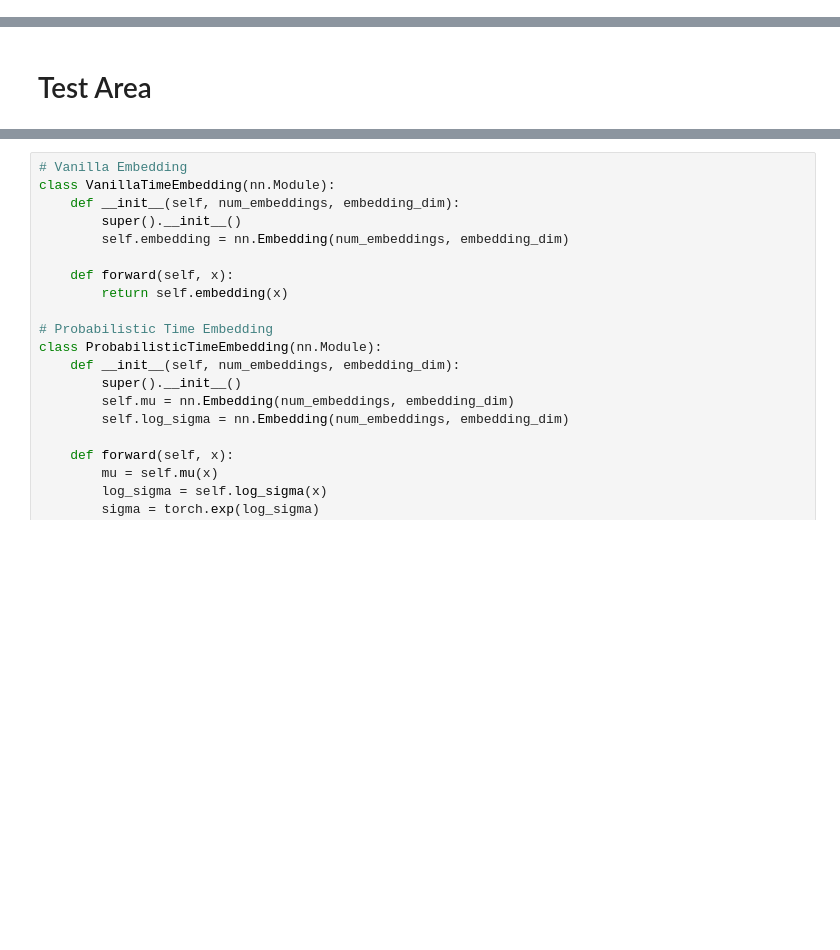
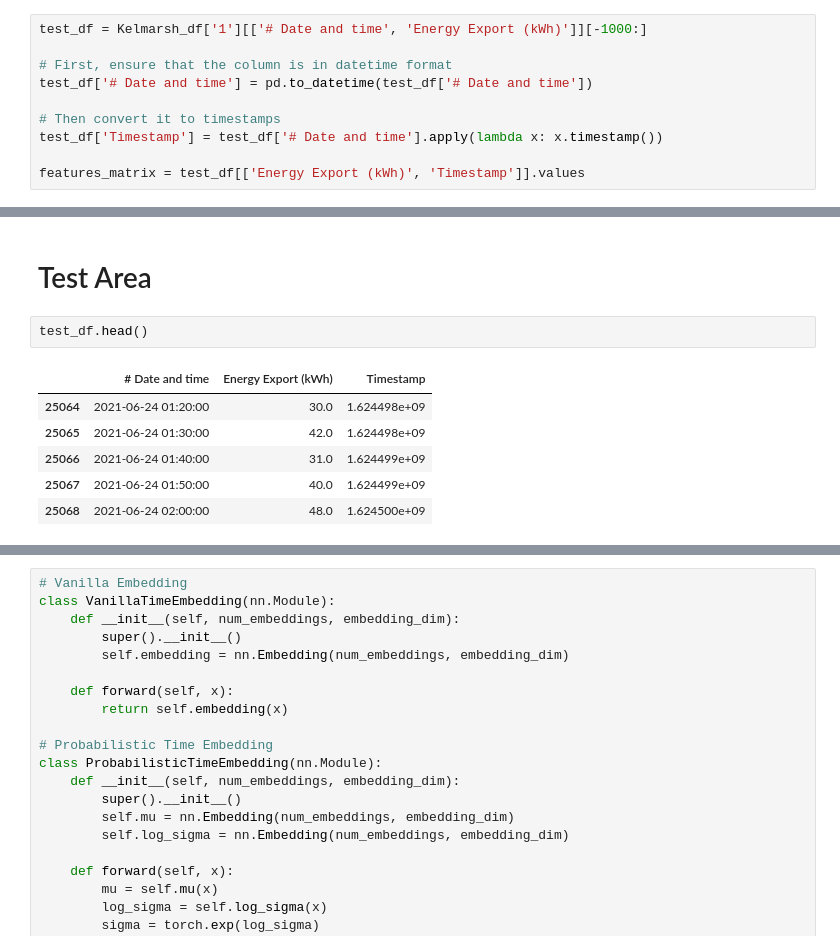
Before and after one commit to janbesler/Masterarbeit, a Jupyter notebook: src/2_0_eFormer.ipynb, the cells around one changed output, grey strips where cells are left out. Saved outputs shown, nothing was run; the diff lists cells and outputs as text; blank space fills up the shorter version.

```diff
--- a/src/2_0_eFormer.ipynb
+++ b/src/2_0_eFormer.ipynb
@@ -26,4 +28,14 @@ import torch.nn.functional as F
 ### Embedding
 
 probabilistic embedding & positional encoding
+# %%
+test_df = Kelmarsh_df['1'][['# Date and time', 'Energy Export (kWh)']][-1000:]
+
+# First, ensure that the column is in datetime format
+test_df['# Date and time'] = pd.to_datetime(test_df['# Date and time'])
+
+# Then convert it to timestamps
+test_df['Timestamp'] = test_df['# Date and time'].apply(lambda x: x.timestamp())
+
+features_matrix = test_df[['Energy Export (kWh)', 'Timestamp']].values
 # %%
@@ -132,2 +253,11 @@ dtype: float64
 # %% [markdown]
 # Test Area
+# %%
+test_df.head()
+# %% [output]
+|  | # Date and time | Energy Export (kWh) | Timestamp |
+| 25064 | 2021-06-24 01:20:00 | 30.0 | 1.624498e+09 |
+| 25065 | 2021-06-24 01:30:00 | 42.0 | 1.624498e+09 |
+| 25066 | 2021-06-24 01:40:00 | 31.0 | 1.624499e+09 |
+| 25067 | 2021-06-24 01:50:00 | 40.0 | 1.624499e+09 |
+| 25068 | 2021-06-24 02:00:00 | 48.0 | 1.624500e+09 |
```
Also changed, not shown: parts of 7 cells of this notebook.
